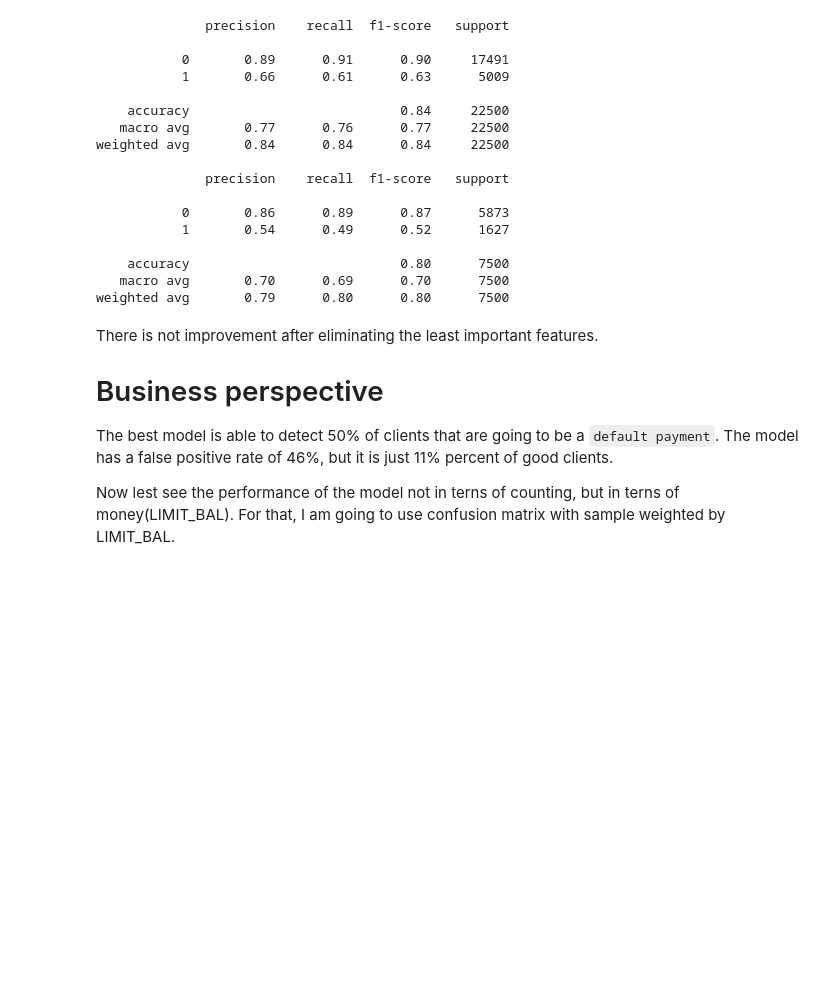
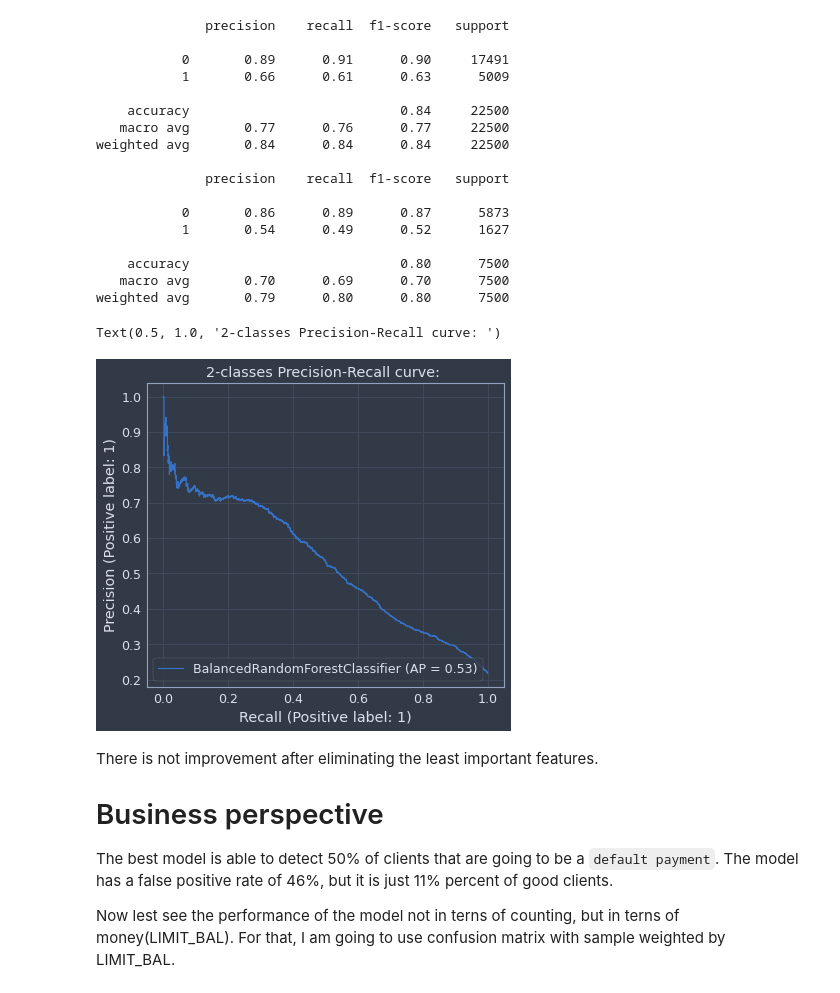
Before and after one commit to lamahechag/defaut_credit_card_clients, a Jupyter notebook: default_payment.ipynb, the cells around one changed output. Saved outputs shown, nothing was run; the diff lists cells and outputs as text; code cells hidden in the pictures; blank space fills up the shorter version.

```diff
--- a/default_payment.ipynb
+++ b/default_payment.ipynb
@@ -354,6 +353,19 @@ weighted avg       0.84      0.84      0.84     22500
     accuracy                           0.80      7500
    macro avg       0.70      0.69      0.70      7500
 weighted avg       0.79      0.80      0.80      7500
+# %%
+from sklearn.metrics import precision_recall_curve
+from sklearn.metrics import plot_precision_recall_curve
+
+probas_pred = model.predict_proba(X_test)[:, 1]
+precision, recall, thresholds = precision_recall_curve(
+    y_test, probas_pred)
+
+disp = plot_precision_recall_curve(model, X_test, y_test)
+disp.ax_.set_title('2-classes Precision-Recall curve: ')
+# %% [output]
+Text(0.5, 1.0, '2-classes Precision-Recall curve: ')
+[figure, added]
 # %% [markdown]
 There is not improvement after eliminating the least important features.
 
```
Also changed, not shown: parts of 2 cells of this notebook, 3 other files.
